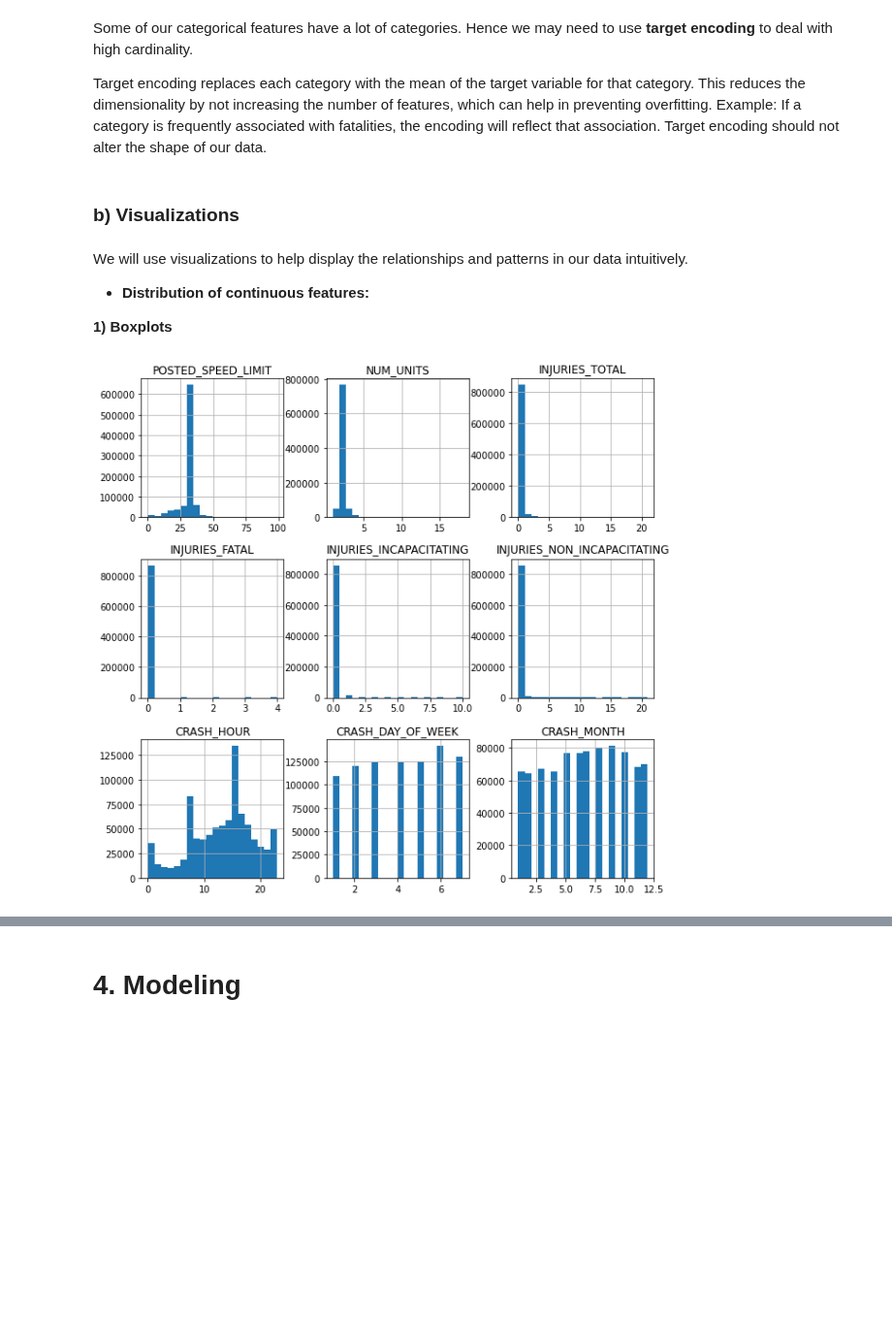
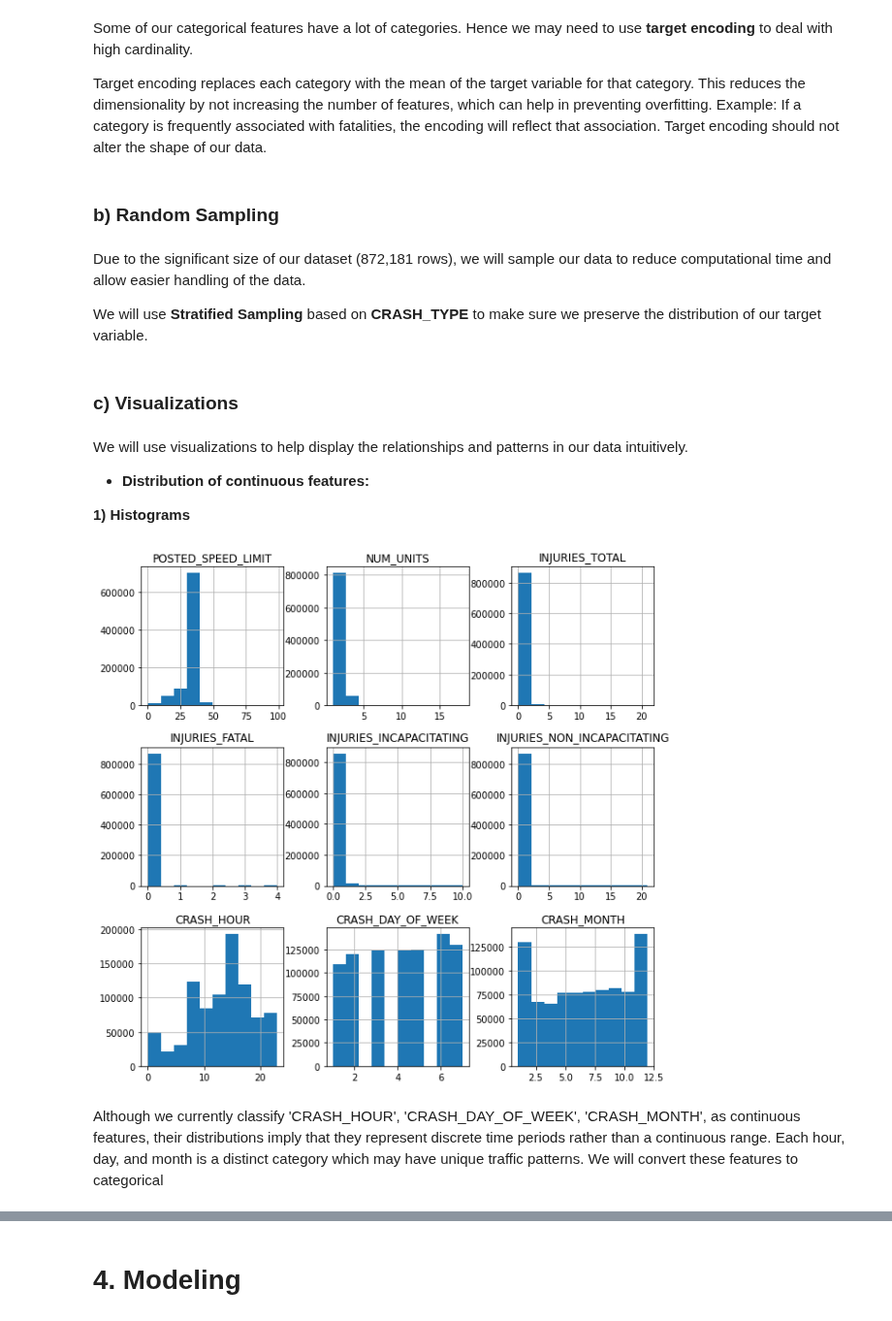
Before and after one commit to Cynthia-Njambi/City-of-Chicago-Traffic-Crashes-Project, a Jupyter notebook: groups/richard.ipynb, the cells around one changed output, grey strips where cells are left out. Shown at 97% size. Cells and saved outputs as stored; diff of their text form; code cells hidden in the pictures; blank space fills up the shorter version.

Commit message:
Sampled data to reduce computational time

```diff
--- a/groups/richard.ipynb
+++ b/groups/richard.ipynb
@@ -290,17 +290,25 @@ relevant_data[categorical_columns].describe()
 Some of our categorical features have a lot of categories. Hence we may need to use **target encoding** to deal with high cardinality.
 
 Target encoding replaces each category with the mean of the target variable for that category. This reduces the dimensionality by not increasing the number of features, which can help in preventing overfitting. Example: If a category is frequently associated with fatalities, the encoding will reflect that association. Target encoding should not alter the shape of our data.
+# %% [markdown]
+### **b) Random Sampling**
+# %% [markdown]
+Due to the significant size of our dataset (872,181 rows), we will sample our data to reduce computational time and allow easier handling of the data.
+
+We will use **Stratified Sampling** based on  **CRASH_TYPE** to make sure we preserve the distribution of our target variable.
 # %% [markdown]
-### **b) Visualizations**
+### **c) Visualizations**
 # %% [markdown]
 We will use visualizations to help display the relationships and patterns in our data intuitively.
 
 - **Distribution of continuous features:**
 
-**1) Boxplots**
+**1) Histograms**
 # %%
 import matplotlib.pyplot as plt
-relevant_data[continuous_columns].hist(figsize=(10, 10), bins=20)
+relevant_data[continuous_columns].hist(figsize=(10, 10), bins=10) #plot histograms
 plt.show()
 # %% [output]
-[figure, old version]
+[figure, new version]
+# %% [markdown]
+Although we currently classify 'CRASH_HOUR', 'CRASH_DAY_OF_WEEK', 'CRASH_MONTH', as continuous features, their distributions imply that they represent discrete time periods rather than a continuous range. Each hour, day, and month is a distinct category which may have unique traffic patterns. We will convert these features to categorical
```
Also changed, not shown: parts of 8 cells of this notebook.
